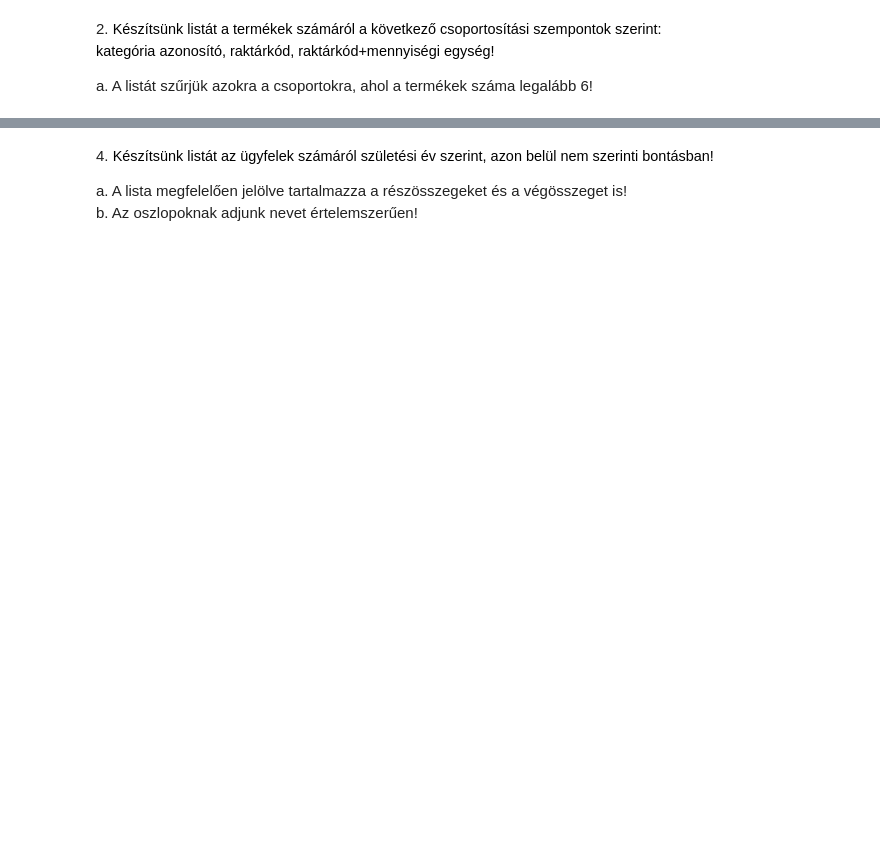
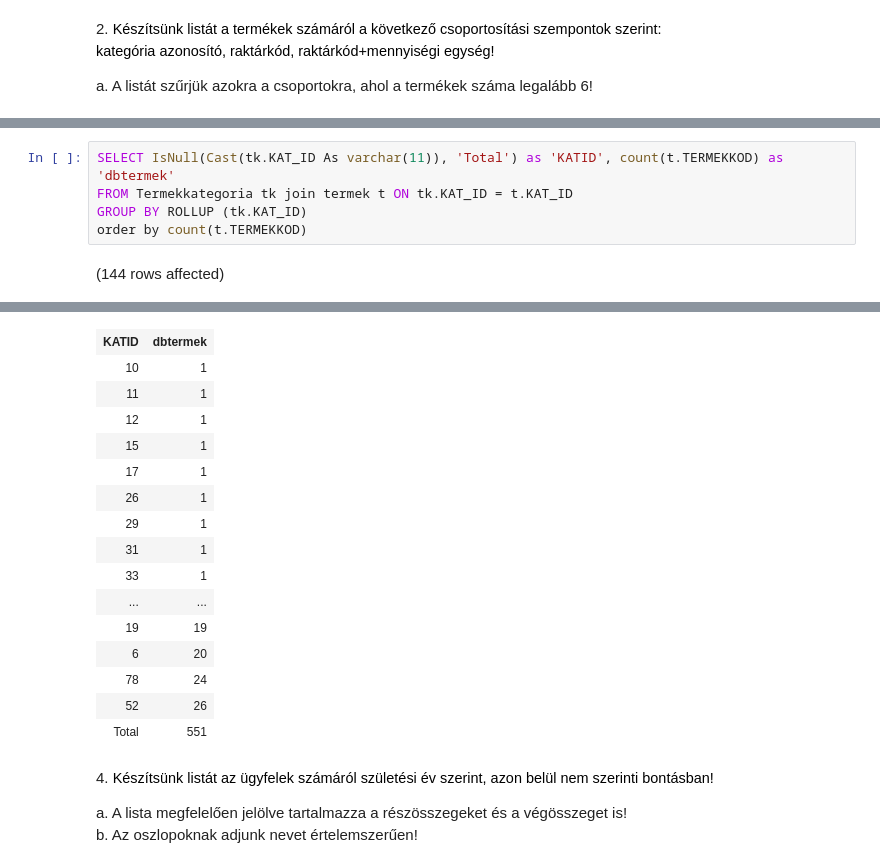
Before and after one commit to therealmarton/SQL_GYAKORLAT, a Jupyter notebook: gyakorlas/4_gyakorlas.ipynb, the cells around one changed output, grey strips where cells are left out. Saved outputs shown, nothing was run; the diff lists cells and outputs as text; blank space fills up the shorter version.

```diff
--- a/gyakorlas/4_gyakorlas.ipynb
+++ b/gyakorlas/4_gyakorlas.ipynb
@@ -43,3 +66,10 @@ a. Elég megjeleníteni a kategóriák azonosítóit és a darabszámokat!
 
 
 ![](https://moodle.uni-corvinus.hu/theme/image.php/adaptable/atto_h5p/1709548862/icon)
+# %%
+SELECT IsNull(Cast(tk.KAT_ID As varchar(11)), 'Total') as 'KATID', count(t.TERMEKKOD) as 'dbtermek'
+FROM Termekkategoria tk join termek t ON tk.KAT_ID = t.KAT_ID
+GROUP BY ROLLUP (tk.KAT_ID)
+order by count(t.TERMEKKOD)
+# %% [output]
+(144 rows affected)
@@ -46,3 +77,19 @@ a. Elég megjeleníteni a kategóriák azonosítóit és a darabszámokat!
+| KATID | dbtermek |
+| 10 | 1 |
+| 11 | 1 |
+| 12 | 1 |
+| 15 | 1 |
+| 17 | 1 |
+| 26 | 1 |
+| 29 | 1 |
+| 31 | 1 |
+| 33 | 1 |
+| ... | ... |
+| 19 | 19 |
+| 6 | 20 |
+| 78 | 24 |
+| 52 | 26 |
+| Total | 551 |
 # %% [markdown]
 4. <span style="background-color: rgb(255, 255, 255); color: rgb(0, 0, 0); font-family: &quot;Open Sans&quot;, sans-serif; font-size: 14.44px;">Készítsünk listát az ügyfelek számáról születési év szerint, azon belül nem szerinti bontásban!&nbsp;</span>
 
```
Also changed, not shown: parts of 5 cells of this notebook.
